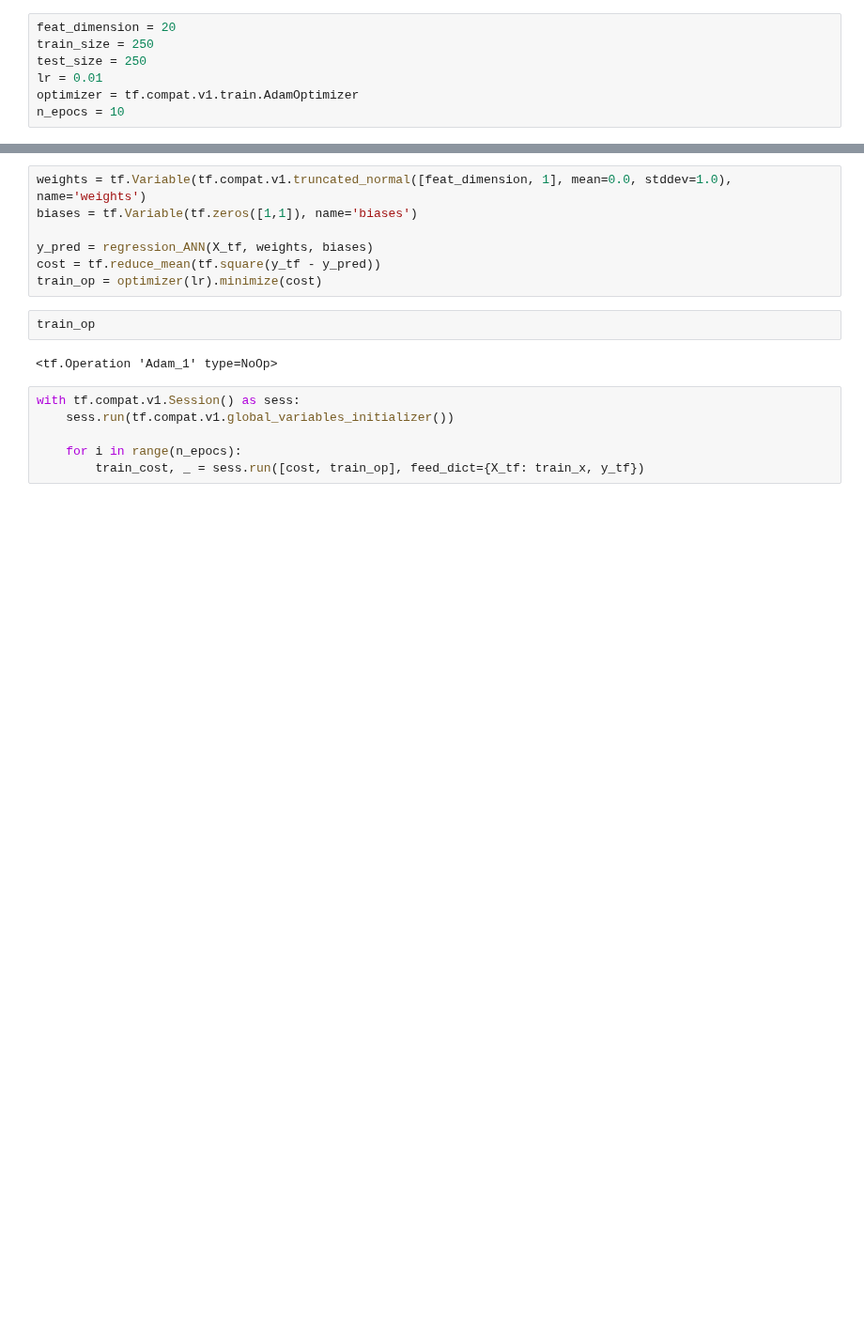
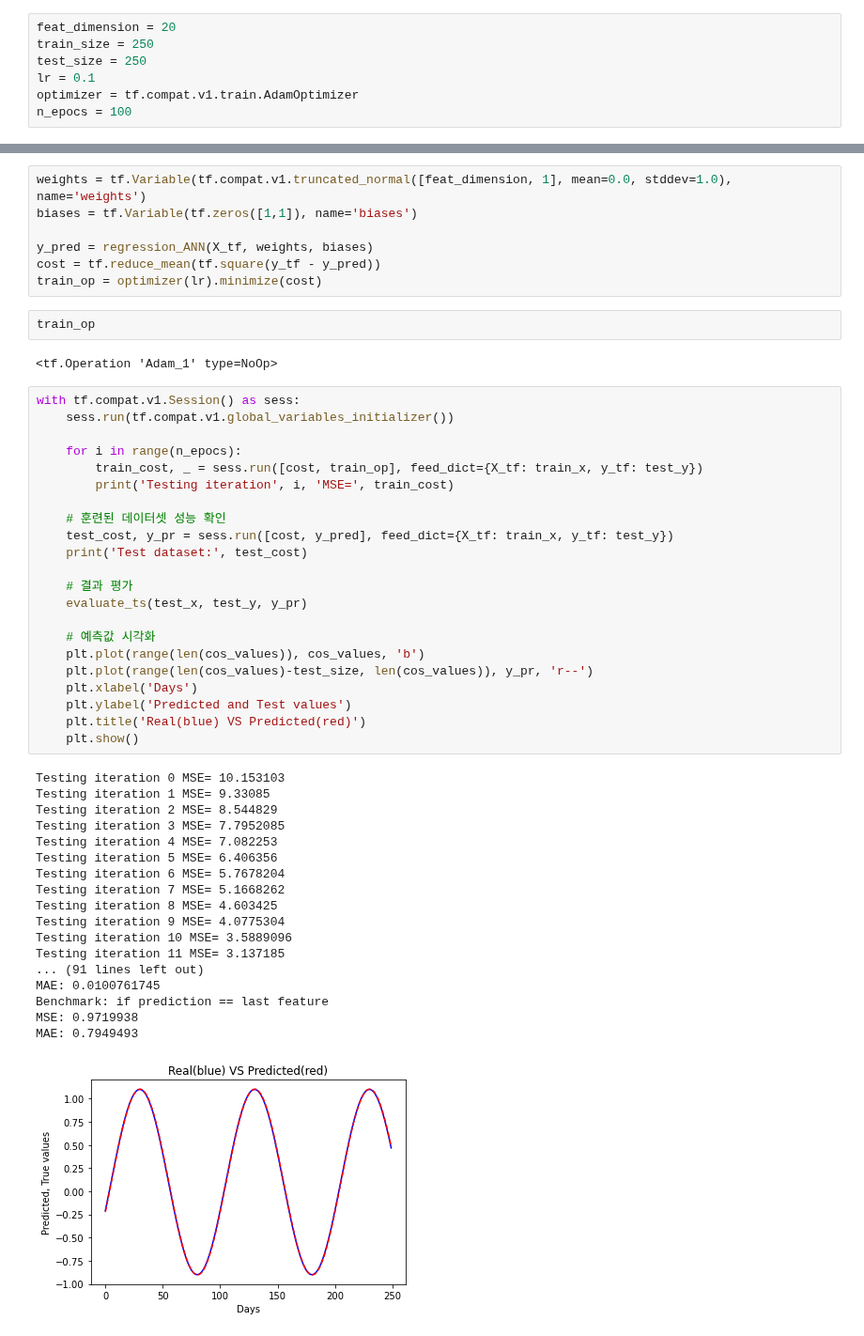
Before and after one commit to dong-hoon-lee/self_study, a Jupyter notebook: Kmooc/stock_pricing/stock_pred_test.ipynb, the cells around one changed output, grey strips where cells are left out. Shown at 94% size. Drawn from its saved outputs; the diff is of its cells as text; blank space fills up the shorter version.

```diff
--- a/Kmooc/stock_pricing/stock_pred_test.ipynb
+++ b/Kmooc/stock_pricing/stock_pred_test.ipynb
@@ -200,9 +200,9 @@ tf.compat.v1.set_random_seed(101)
 feat_dimension = 20
 train_size = 250
 test_size = 250
-lr = 0.01
+lr = 0.1
 optimizer = tf.compat.v1.train.AdamOptimizer
-n_epocs = 10
+n_epocs = 100
 # %%
 cos_values = fetch_cos_value(train_size + test_size + feat_dimension)
 minibatch_cos_x, minibatch_cos_y = format_dataset(cos_values, feat_dimension)
@@ -228,9 +228,44 @@ train_op = optimizer(lr).minimize(cost)
 train_op
 # %% [output]
 <tf.Operation 'Adam_1' type=NoOp>
-# %%
-with tf.compat.v1.Session() as sess:
-    sess.run(tf.compat.v1.global_variables_initializer())
-
-    for i in range(n_epocs):
-        train_cost, _ = sess.run([cost, train_op], feed_dict={X_tf: train_x, y_tf})
+# %%
+with tf.compat.v1.Session() as sess:
+    sess.run(tf.compat.v1.global_variables_initializer())
+
+    for i in range(n_epocs):
+        train_cost, _ = sess.run([cost, train_op], feed_dict={X_tf: train_x, y_tf: test_y})
+        print('Testing iteration', i, 'MSE=', train_cost)
+
+    # 훈련된 데이터셋 성능 확인
+    test_cost, y_pr = sess.run([cost, y_pred], feed_dict={X_tf: train_x, y_tf: test_y})
+    print('Test dataset:', test_cost)
+
+    # 결과 평가
+    evaluate_ts(test_x, test_y, y_pr)
+
+    # 예측값 시각화
+    plt.plot(range(len(cos_values)), cos_values, 'b')
+    plt.plot(range(len(cos_values)-test_size, len(cos_values)), y_pr, 'r--')
+    plt.xlabel('Days')
+    plt.ylabel('Predicted and Test values')
+    plt.title('Real(blue) VS Predicted(red)')
+    plt.show()
+# %% [output]
+Testing iteration 0 MSE= 10.153103
+Testing iteration 1 MSE= 9.33085
+Testing iteration 2 MSE= 8.544829
+Testing iteration 3 MSE= 7.7952085
+Testing iteration 4 MSE= 7.082253
+Testing iteration 5 MSE= 6.406356
+Testing iteration 6 MSE= 5.7678204
+Testing iteration 7 MSE= 5.1668262
+Testing iteration 8 MSE= 4.603425
+Testing iteration 9 MSE= 4.0775304
+Testing iteration 10 MSE= 3.5889096
+Testing iteration 11 MSE= 3.137185
+... (91 lines left out)
+MAE: 0.0100761745
+Benchmark: if prediction == last feature
+MSE: 0.9719938
+MAE: 0.7949493
+[figure, added]
```
Also changed, not shown: parts of 6 cells of this notebook.
